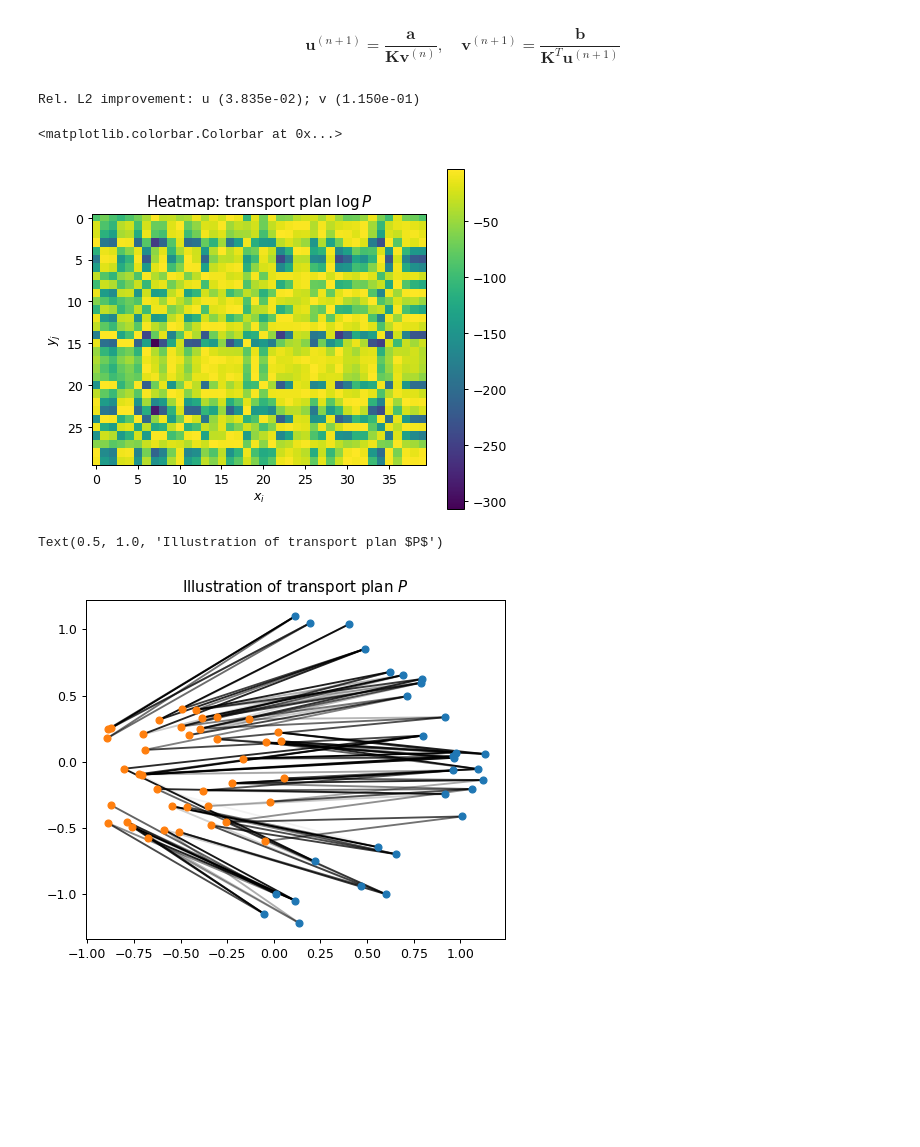
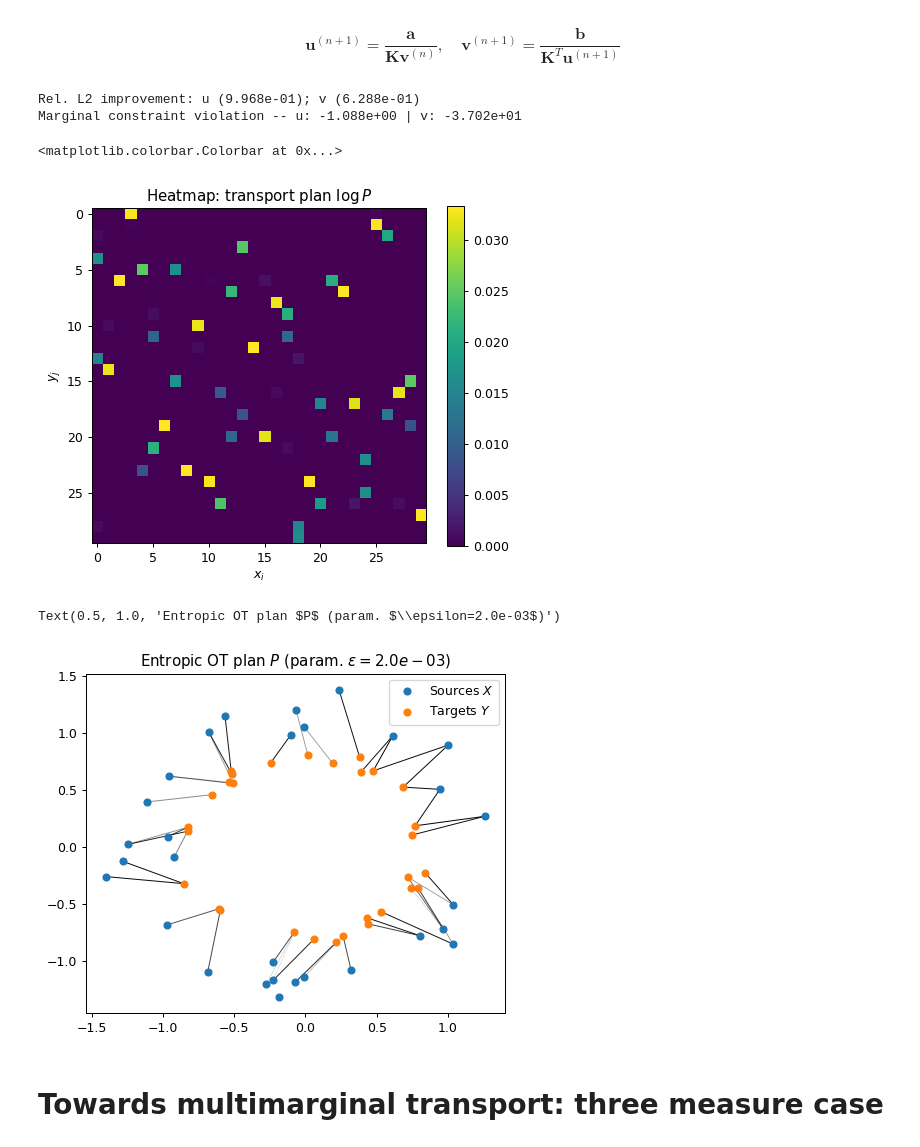
Before and after one commit to ManifoldFR/mva-optimaltransport, a Jupyter notebook: project/sinkhorn_tests.ipynb, the cells around one changed output. Drawn from its saved outputs; the diff is of its cells as text; code cells hidden in the pictures; blank space fills up the shorter version.

Commit message:
update sinkhorn test

```diff
--- a/project/sinkhorn_tests.ipynb
+++ b/project/sinkhorn_tests.ipynb
@@ -14,7 +14,9 @@ m = 40
 # %%
-x = (np.random.rand(n) * 2 - 1) * 0.5 * np.pi
-x = np.stack([np.cos(x), np.sin(x)], axis=1) + 0.1 * np.random.randn(n, 2)
-y = np.random.rand(m, 2) - np.array([0.9, 0.6])
+x = np.random.randn(n) * 1.5 * np.pi
+x = 1.2 * np.stack([np.cos(x), np.sin(x)], axis=1) + 0.1 * np.random.randn(n, 2)
+
+thet_y = np.random.randn(m) * 0.9 * np.pi
+y = 0.8 * np.stack([np.cos(thet_y), np.sin(thet_y)], axis=1) + 0.05 * np.random.randn(m, 2)
 
 plt.scatter(*x.T, label="$x_i$", s=20)
 plt.scatter(*y.T, label="$y_j$", s=20)
@@ -61,7 +63,6 @@ $$
 # %%
 def sinkhorn(a, b, K, n_iters=10, verbose='last'):
     # Initialize
-    u = np.ones_like(a) / a.size
     v = np.ones_like(b) / b.size
 
     for i in range(n_iters):
@@ -76,47 +77,55 @@ def sinkhorn(a, b, K, n_iters=10, verbose='last'):
                      dv_norm/np.linalg.norm(v)))
         u = u_tmp
         v = v_tmp
-
-    P = np.diag(u) @ K @ np.diag(v)
+    u = u[:, None]
+    v = v[:, None]
+    P = u * K * v.T
+    err_u = np.linalg.norm(a - np.sum(P, axis=1), ord=1)
+    err_v = np.linalg.norm(b - np.sum(P, axis=0), ord=1)
+    print("Marginal constraint violation -- u: %.3e | v: %.3e"
+          % (np.log(err_u), np.log(err_v)))
     return P, (u, v)
 # %%
-eps = 1e-2
+eps = 2e-3
 cost_mat = pairwise_dists
 K_mat = np.exp(-cost_mat / eps)
 
 a_mes = np.ones(n) / n
 b_mes = np.ones(m) / m
 # %%
-plan, _ = sinkhorn(a_mes, b_mes, K_mat, n_iters=100)
+plan, (u, v) = sinkhorn(a_mes, b_mes, K_mat, n_iters=50)
 # %% [output]
-Rel. L2 improvement: u (3.835e-02); v (1.150e-01)
+Rel. L2 improvement: u (9.968e-01); v (6.288e-01)
+Marginal constraint violation -- u: -1.088e+00 | v: -3.702e+01
 # %%
-plt.imshow(np.log(plan), interpolation="nearest")
+plt.imshow(plan, interpolation="nearest")
 plt.xlabel("$x_i$")
 plt.ylabel("$y_j$")
 plt.title(r"Heatmap: transport plan $\log\,{P}$")
 plt.colorbar()
 # %% [output]
 <matplotlib.colorbar.Colorbar at 0x...>
-[figure, old version]
+[figure, new version]
 # %%
 ot_max = plan.max()
-threshold = 0.1 * ot_max
+threshold = 0.05 * ot_max
 
 fig = plt.figure()
 
 plt.scatter(*x.T, marker="o", s=30)
 plt.scatter(*y.T, marker="o", s=30)
 
+plt.legend(["Sources $X$", "Targets $Y$"])
+
 for i in range(plan.shape[0]):
     for j in range(plan.shape[1]):
         if plan[i, j] > threshold:
-            alph = (plan[i, j] / threshold) ** 2
+            alph = plan[i, j] / threshold
             plt.plot([x[i,0], y[j, 0]], [x[i,1], y[j, 1]],
                      color='black', zorder=-1,
-                     alpha=alph)
+                     linewidth=0.8, alpha=alph)
 
-plt.title("Illustration of transport plan $P$")
+plt.title("Entropic OT plan $P$ (param. $\epsilon=%.1e$)" % eps)
 # %% [output]
-Text(0.5, 1.0, 'Illustration of transport plan $P$')
+Text(0.5, 1.0, 'Entropic OT plan $P$ (param. $\\epsilon=2.0e-03$)')
-[figure, old version]
+[figure, new version]
@@ -122,0 +134,2 @@ Text(0.5, 1.0, 'Illustration of transport plan $P$')
+# %% [markdown]
+# Towards multimarginal transport: three measure case
```
Also changed, not shown: parts of 23 cells of this notebook.
